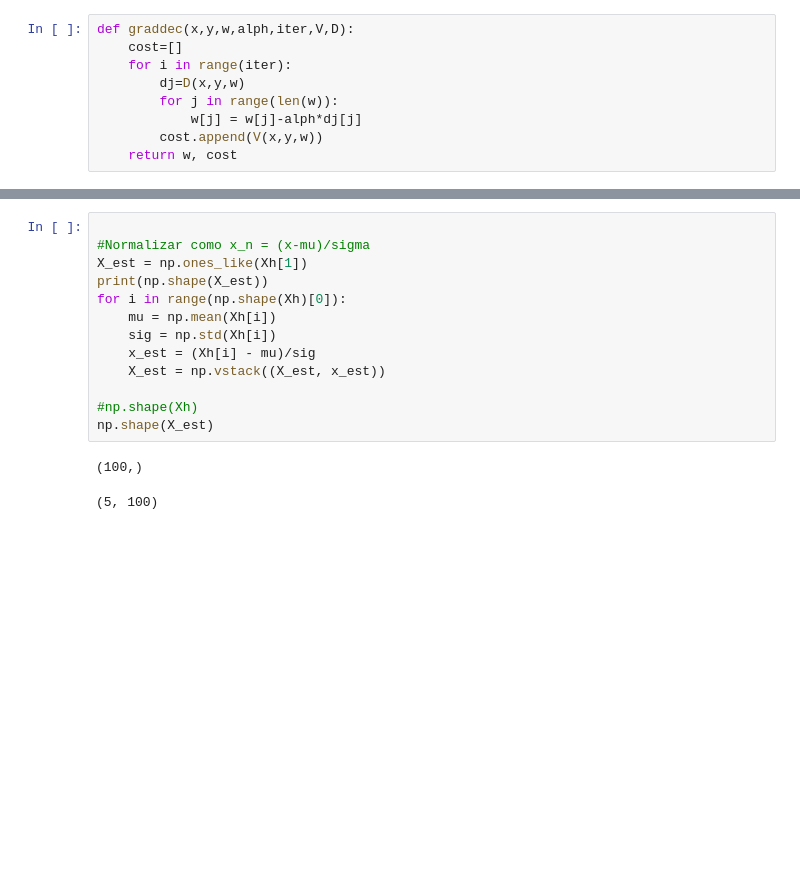
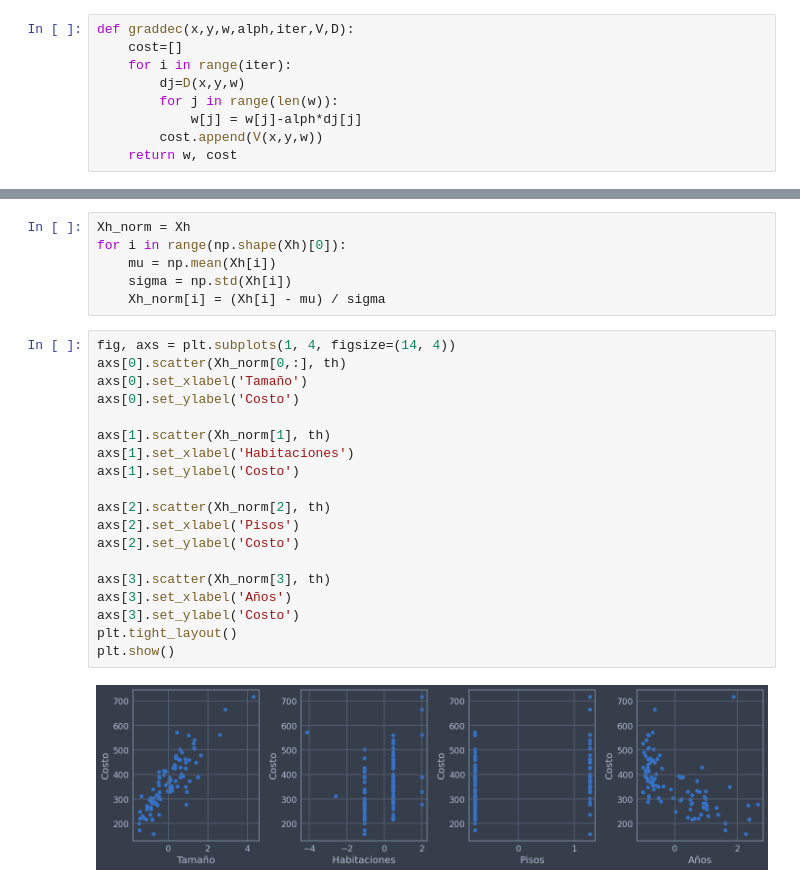
Before and after one commit to DCI-alxogm/ml2023-Isaias-Hernandez, a Jupyter notebook: Sep1-2/Ejercicio_2_septiembre.ipynb, the cells around one changed output, grey strips where cells are left out. Cells and saved outputs as stored; diff of their text form; blank space fills up the shorter version.

```diff
--- a/Sep1-2/Ejercicio_2_septiembre.ipynb
+++ b/Sep1-2/Ejercicio_2_septiembre.ipynb
@@ -136,16 +178,27 @@ plt.show()
 # %%
-
-#Normalizar como x_n = (x-mu)/sigma
-X_est = np.ones_like(Xh[1])
-print(np.shape(X_est))
+Xh_norm = Xh
 for i in range(np.shape(Xh)[0]):
     mu = np.mean(Xh[i])
-    sig = np.std(Xh[i])
-    x_est = (Xh[i] - mu)/sig
-    X_est = np.vstack((X_est, x_est))
-
-#np.shape(Xh)
-np.shape(X_est)
+    sigma = np.std(Xh[i])
+    Xh_norm[i] = (Xh[i] - mu) / sigma
-# %% [output]
-(100,)
-(5, 100)
+# %%
+fig, axs = plt.subplots(1, 4, figsize=(14, 4))
+axs[0].scatter(Xh_norm[0,:], th)
+axs[0].set_xlabel('Tamaño')
+axs[0].set_ylabel('Costo')
+
+axs[1].scatter(Xh_norm[1], th)
+axs[1].set_xlabel('Habitaciones')
+axs[1].set_ylabel('Costo')
+
+axs[2].scatter(Xh_norm[2], th)
+axs[2].set_xlabel('Pisos')
+axs[2].set_ylabel('Costo')
+
+axs[3].scatter(Xh_norm[3], th)
+axs[3].set_xlabel('Años')
+axs[3].set_ylabel('Costo')
+plt.tight_layout()
+plt.show()
+# %% [output]
+[figure, added]
```
Also changed, not shown: parts of 20 cells of this notebook.
